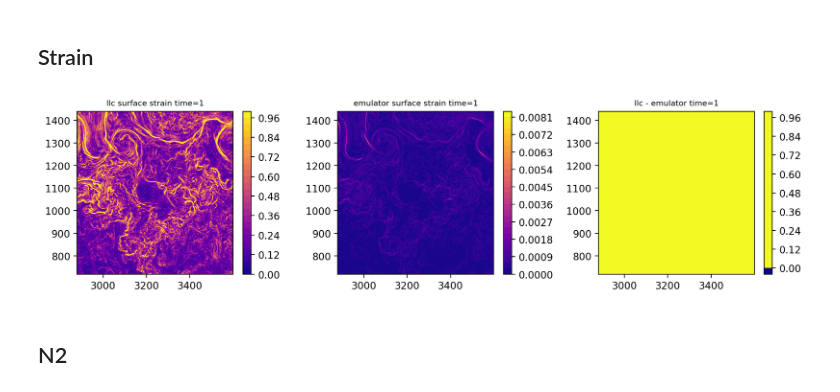
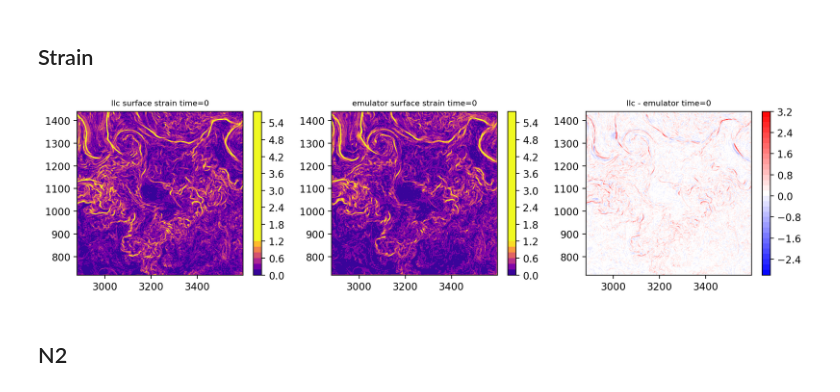
Before and after one commit to GHOpenonic/LLC_ocean_emulator, a Jupyter notebook: high_res_diagnostics/statistical_diagnostics/mixing_time_depth.ipynb, the cells around one changed output. Drawn from its saved outputs; the diff is of its cells as text; code cells hidden in the pictures.

Commit message:
fix time steps for short-term analysis, fix grid spacing for voticity and strain

```diff
--- a/high_res_diagnostics/statistical_diagnostics/mixing_time_depth.ipynb
+++ b/high_res_diagnostics/statistical_diagnostics/mixing_time_depth.ipynb
@@ -15,8 +15,11 @@ emulator_patch_full = xr.open_dataset(emulator_path, consolidated=True)
 # %%
 #9216,9960
 # %%
-llc_patch = llc_patch_full.isel(time=slice(9216, 9960, 96))
-emulator_patch = emulator_patch_full.isel(time=slice(0,742,96))
+# llc_patch = llc_patch_full.isel(time=slice(9216, 9960, 96))
+# emulator_patch = emulator_patch_full.isel(time=slice(0,742,96))
+extent = 8
+llc_patch = llc_patch_full.isel(time=slice(9216, 9216+extent))
+emulator_patch = emulator_patch_full.isel(time=slice(0,extent))
 # %%
 # Rename lat/lon to j/i
 emulator_patch = emulator_patch.rename({'lat': 'j', 'lon': 'i'})
@@ -288,52 +307,56 @@ sigma_llc_normalized = sigma_llc_normalized / np.nanmax(sigma_llc_normalized)
 llc_patch['strain'] = (('time', 'k', 'j', 'i'), sigma_llc_normalized)
 # %%
 omega = 7.2921e-5
-f_0_emulator = np.abs(2 * omega * np.sin(np.deg2rad(emulator_patch['YC'].values)))
+f_0_emulator= np.abs(2 * omega * np.sin(np.deg2rad(emulator_patch['YC'].values)))
 
-# Load once
+dx = np.sqrt(emulator_patch['rA'].values)  # (j, i) in meters
+dy = dx.copy()
+
 U = emulator_patch['U'].values
 V = emulator_patch['V'].values
 
-u_x = (np.roll(U, -1, axis=3) - np.roll(U, 1, axis=3)) / 2
-u_y = (np.roll(U, -1, axis=2) - np.roll(U, 1, axis=2)) / 2
-v_x = (np.roll(V, -1, axis=3) - np.roll(V, 1, axis=3)) / 2
-v_y = (np.roll(V, -1, axis=2) - np.roll(V, 1, axis=2)) / 2
+u_x_emulator = (np.roll(U, -1, axis=3) - np.roll(U, 1, axis=3)) / (2 * dx[np.newaxis, np.newaxis, :, :])
+u_y_emulator = (np.roll(U, -1, axis=2) - np.roll(U, 1, axis=2)) / (2 * dy[np.newaxis, np.newaxis, :, :])
+v_x_emulator = (np.roll(V, -1, axis=3) - np.roll(V, 1, axis=3)) / (2 * dx[np.newaxis, np.newaxis, :, :])
+v_y_emulator = (np.roll(V, -1, axis=2) - np.roll(V, 1, axis=2)) / (2 * dy[np.newaxis, np.newaxis, :, :])
 
-sigma_emulator = np.sqrt((u_x - v_y)**2 + (v_x + u_y)**2)
+sigma_n_emulator = u_x_emulator - v_y_emulator
+sigma_s_emulator = v_x_emulator + u_y_emulator
+sigma_emulator = np.sqrt(sigma_n_emulator**2 + sigma_s_emulator**2)
 
 sigma_emulator_normalized = sigma_emulator / f_0_emulator[np.newaxis, np.newaxis, :, :]
-sigma_emulator_normalized = np.clip(sigma_emulator_normalized, 0, np.nanpercentile(sigma_emulator_normalized, 99))
-sigma_emulator_normalized = sigma_emulator_normalized / np.nanmax(sigma_emulator_normalized)
 
 emulator_patch['strain'] = (('time', 'k', 'j', 'i'), sigma_emulator_normalized)
 # %%
 llc_vis = llc_patch.isel(time=0,k=0).strain
 emulator_vis = emulator_patch.isel(time=0,k=0).strain
 
 fig, (ax1, ax2, ax3) = plt.subplots(1, 3, figsize=(11, 3), dpi=200)
-
+vmin_llc = 0
+vmax_llc = float(llc_vis.quantile(0.99))
 cf1 = ax1.contourf(llc_vis.coords.get('i', np.arange(llc_vis.shape[-1])), \
     llc_vis.coords.get('j', np.arange(llc_vis.shape[-2])), llc_vis, \
-        cmap="plasma",vmin=np.min(llc_vis).values,vmax=np.max(llc_vis).values, levels = 30)
+        cmap="plasma",vmin=vmin_llc,vmax=vmax_llc, levels = 30)
 plt.colorbar(cf1, ax=ax1)
-ax1.set_title('llc surface strain time=1', fontsize=8)
-
+ax1.set_title('llc surface strain time=0', fontsize=8)
+vmin_emulator = 0
+vmax_emulator = float(emulator_vis.quantile(0.99))
 cf2 = ax2.contourf(emulator_vis.coords.get('i', np.arange(emulator_vis.shape[-1])), \
     emulator_vis.coords.get('j', np.arange(emulator_vis.shape[-2])), emulator_vis, \
-        cmap="plasma",vmin=np.min(emulator_vis).values,vmax=np.max(emulator_vis).values, levels = 30)
+        cmap="plasma",vmin=vmin_emulator,vmax=vmax_emulator, levels = 30)
 plt.colorbar(cf2, ax=ax2)
-ax2.set_title('emulator surface strain time=1', fontsize=8)
+ax2.set_title('emulator surface strain time=0', fontsize=8)
 
 cf3 = ax3.contourf(emulator_vis.coords.get('i', np.arange(emulator_vis.shape[-1])), \
     emulator_vis.coords.get('j', np.arange(emulator_vis.shape[-2])), llc_vis - emulator_vis, \
-        cmap="plasma",vmin=np.min(emulator_vis).values,vmax=np.max(emulator_vis).values, levels = 30)
+        cmap="bwr", levels = 30)
 plt.colorbar(cf3, ax=ax3)
-ax3.set_title('llc - emulator time=1', fontsize=8)
+ax3.set_title('llc - emulator time=0', fontsize=8)
 
 plt.tight_layout()
 plt.show()
 # %% [output]
-[figure, old version]
+[figure, new version]
 # %%
 # Plot strain every 2 time steps
 n_times = len(llc_patch['time'])
```
Also changed, not shown: parts of 5 cells of this notebook.
